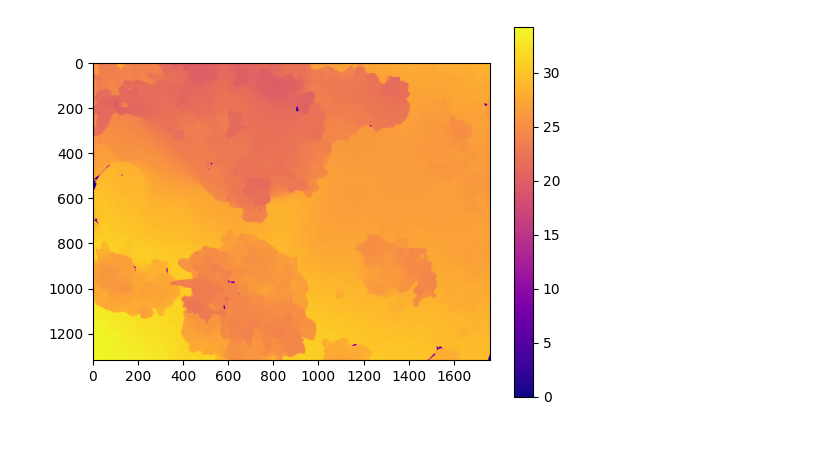
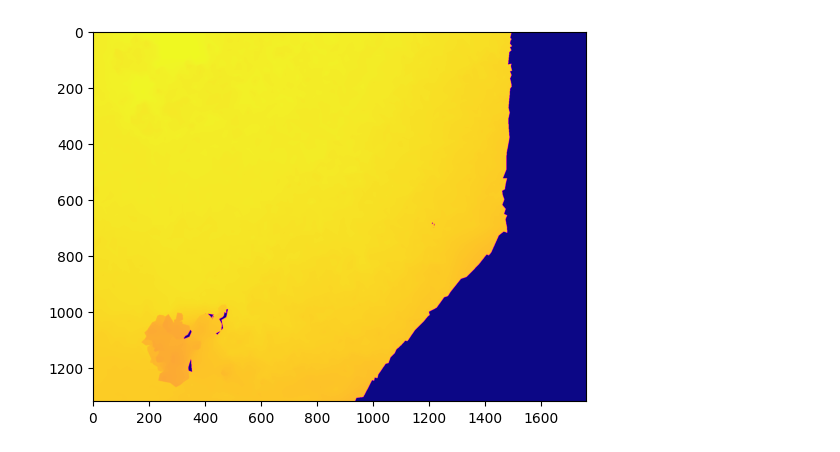
Before and after one commit to roboticsclubiitt/Drones_Interest_Group, a Jupyter notebook: D-5 Autonomous Security Drone/Emergency Landing System/landing_zone.ipynb, the cells around one changed output. Saved outputs shown, nothing was run; the diff lists cells and outputs as text; code cells hidden in the pictures.

```diff
--- a/D-5 Autonomous Security Drone/Emergency Landing System/landing_zone.ipynb
+++ b/D-5 Autonomous Security Drone/Emergency Landing System/landing_zone.ipynb
@@ -40,3 +44,29 @@ def slope_area(img, x, y, r):
     slope = np.sqrt(A**2 + B**2)
 
     return slope
+# %%
+img = np.load("depth_sample/49.npy")
+
+t1 = perf_counter()
+
+r = 60
+slope_cutoff = 0.01
+roughness_cutoff = 0.1
+
+points = np.array(select_random_points(img, n=500))
+points_landable = np.zeros_like(points[:,0])
+img_circle = cv2.normalize(img, None, 0, 255, cv2.NORM_MINMAX).astype(np.uint8)
+
+for idx, (px, py) in enumerate(points):
+    slope = slope_area(img, px, py, r)
+    roughness = sdev_area(img, px, py, r)
+
+    color = (255,0,0)
+    if slope is not None and roughness is not None:
+        color = (255, 0, 0)
+
+        if (slope <= slope_cutoff) and (roughness <= roughness_cutoff):
+            color = (0, 255, 120)
+            points_landable[idx] = 1
+
+    img_circle = cv2.circle(img_circle, (py, px), int(r/5), color, 5)
@@ -43,7 +120,5 @@ def slope_area(img, x, y, r):
 # %%
-img = np.load("depth_sample/6.npy")
-a = plt.imshow(img, cmap="plasma")
-plt.colorbar(a)
+plt.imshow(img, cmap='plasma')
 plt.show()
 # %% [output]
-[figure, old version]
+[figure, new version]
```
Also changed, not shown: parts of 7 cells of this notebook.
